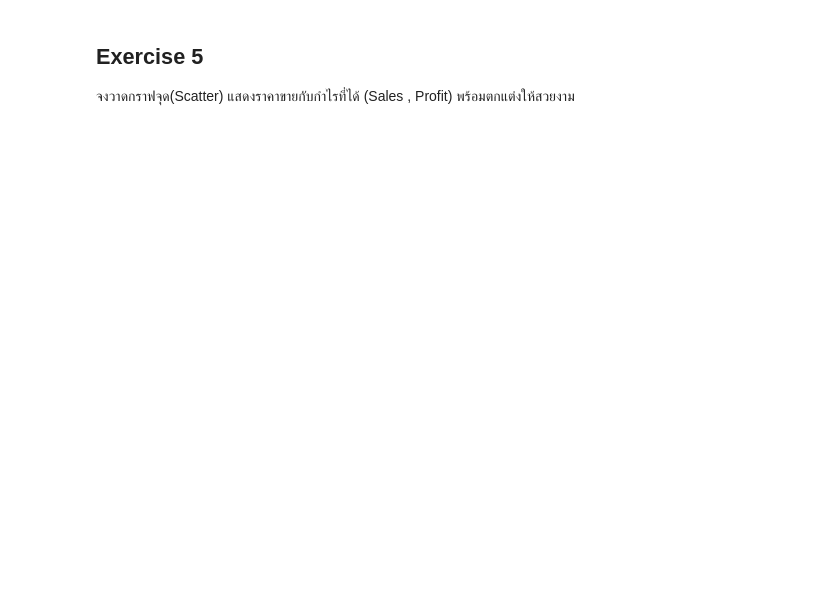
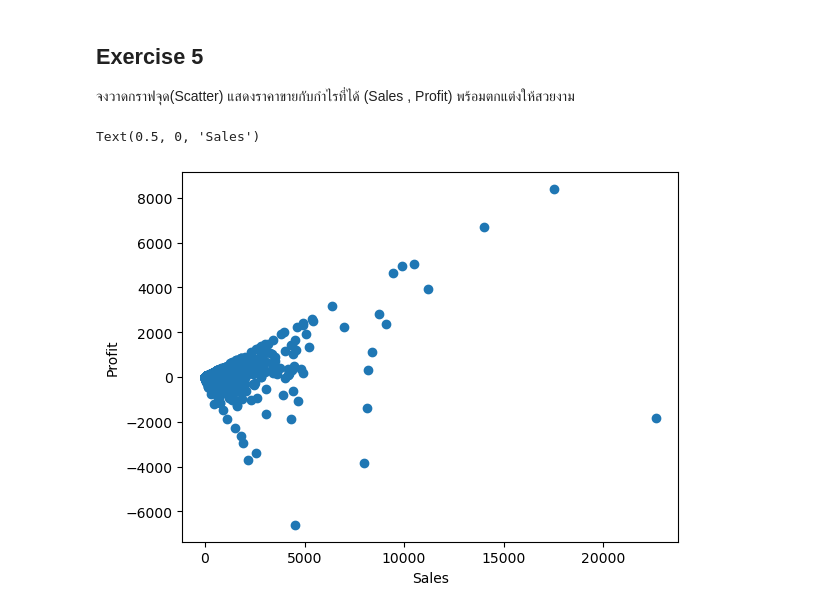
Before and after one commit to N0Z3I/01418323-Data-Science, a Jupyter notebook: Lab/IDS - Lab 6.ipynb, the cells around one changed output. Drawn from its saved outputs; the diff is of its cells as text; code cells hidden in the pictures; blank space fills up the shorter version.

```diff
--- a/Lab/IDS - Lab 6.ipynb
+++ b/Lab/IDS - Lab 6.ipynb
@@ -119,3 +125,14 @@ AttributeError: Rectangle.set() got an unexpected keyword argument 'labels'
 ## Exercise 5
 
 จงวาดกราฟจุด(Scatter) แสดงราคาขายกับกำไรที่ได้ (Sales , Profit) พร้อมตกแต่งให้สวยงาม
+# %%
+sales=df['Sales']
+profit=df['Profit']
+# %%
+ax = plt.axes()
+ax.scatter(x=sales,y=profit)
+ax.set_ylabel('Profit')
+ax.set_xlabel('Sales')
+# %% [output]
+Text(0.5, 0, 'Sales')
+[figure, added]
```
Also changed, not shown: parts of 3 cells of this notebook.
